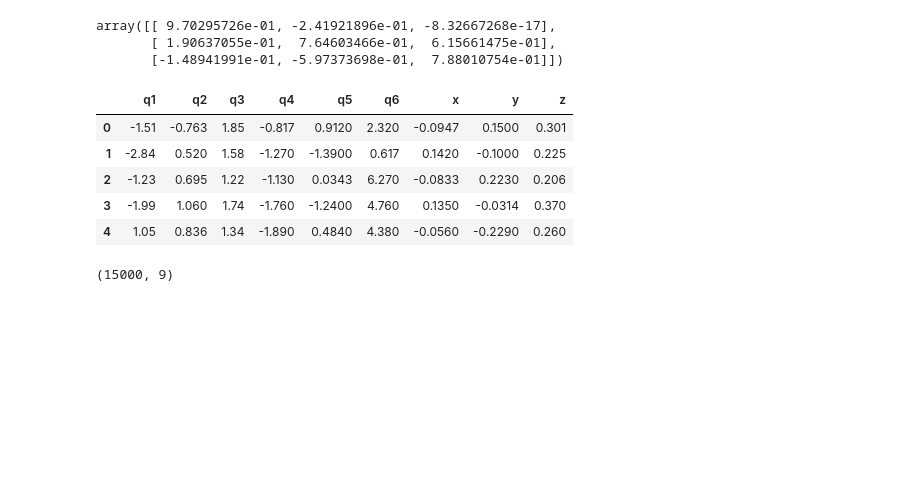
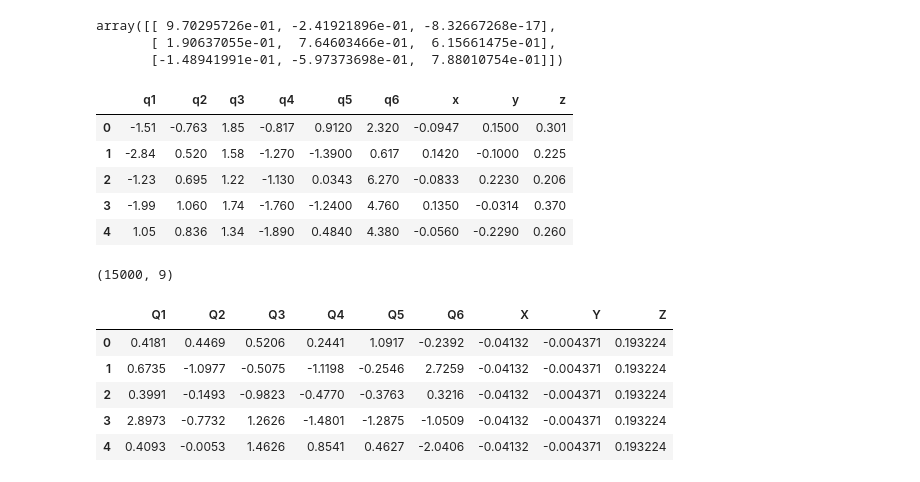
Before and after one commit to jhon954/InverseKinematicwithDeepNeuralNetworks, a Jupyter notebook: analysis.ipynb, the cells around one changed output. Saved outputs shown, nothing was run; the diff lists cells and outputs as text; code cells hidden in the pictures; blank space fills up the shorter version.

```diff
--- a/analysis.ipynb
+++ b/analysis.ipynb
@@ -250,3 +250,13 @@ data.head()
 data.shape
 # %% [output]
 (15000, 9)
+# %%
+data2 = pd.read_csv('datos_IRB120.csv')
+data2.head()
+# %% [output]
+|  | Q1 | Q2 | Q3 | Q4 | Q5 | Q6 | X | Y | Z |
+| 0 | 0.4181 | 0.4469 | 0.5206 | 0.2441 | 1.0917 | -0.2392 | -0.04132 | -0.004371 | 0.193224 |
+| 1 | 0.6735 | -1.0977 | -0.5075 | -1.1198 | -0.2546 | 2.7259 | -0.04132 | -0.004371 | 0.193224 |
+| 2 | 0.3991 | -0.1493 | -0.9823 | -0.4770 | -0.3763 | 0.3216 | -0.04132 | -0.004371 | 0.193224 |
+| 3 | 2.8973 | -0.7732 | 1.2626 | -1.4801 | -1.2875 | -1.0509 | -0.04132 | -0.004371 | 0.193224 |
+| 4 | 0.4093 | -0.0053 | 1.4626 | 0.8541 | 0.4627 | -2.0406 | -0.04132 | -0.004371 | 0.193224 |
```
Also changed, not shown: 2 other files.
